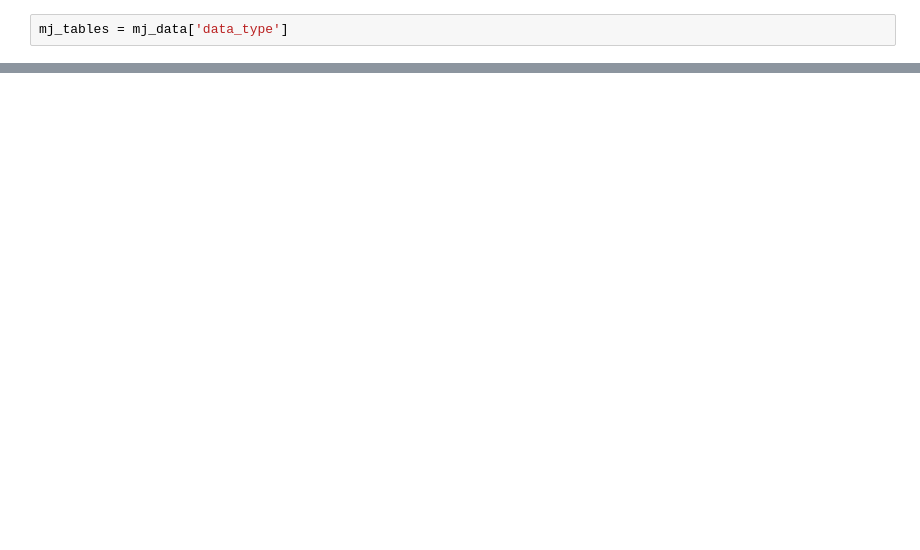
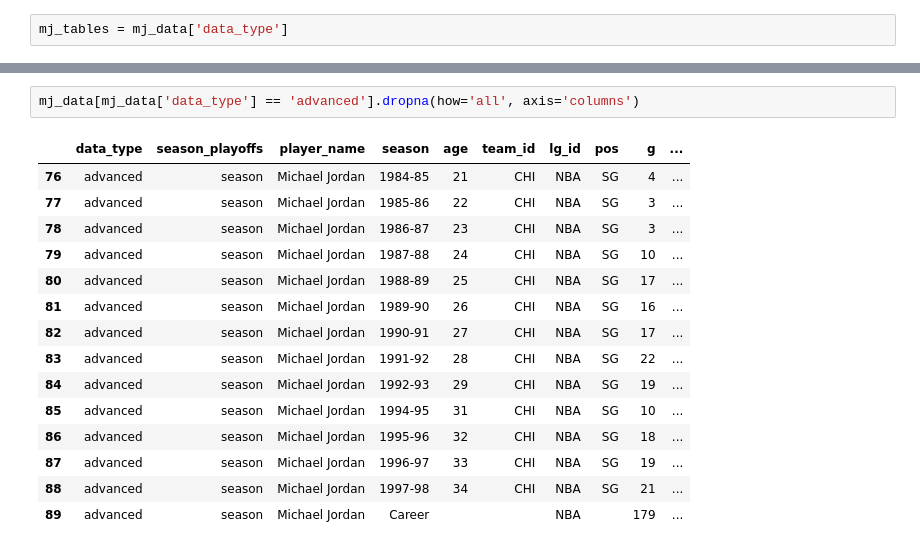
Before and after one commit to rahim-hashim/NBA-Prediction-Algorithms, a Jupyter notebook: single_player_search.ipynb, the cells around one changed output, grey strips where cells are left out. Cells and saved outputs as stored; diff of their text form; blank space fills up the shorter version.

```diff
--- a/single_player_search.ipynb
+++ b/single_player_search.ipynb
@@ -84,0 +90,18 @@ mj_tables = mj_data['data_type']
+# %%
+mj_data[mj_data['data_type'] == 'advanced'].dropna(how='all', axis='columns')
+# %% [output]
+|  | data_type | season_playoffs | player_name | season | age | team_id | lg_id | pos | g | ... |
+| 76 | advanced | season | Michael Jordan | 1984-85 | 21 | CHI | NBA | SG | 4 | ... |
+| 77 | advanced | season | Michael Jordan | 1985-86 | 22 | CHI | NBA | SG | 3 | ... |
+| 78 | advanced | season | Michael Jordan | 1986-87 | 23 | CHI | NBA | SG | 3 | ... |
+| 79 | advanced | season | Michael Jordan | 1987-88 | 24 | CHI | NBA | SG | 10 | ... |
+| 80 | advanced | season | Michael Jordan | 1988-89 | 25 | CHI | NBA | SG | 17 | ... |
+| 81 | advanced | season | Michael Jordan | 1989-90 | 26 | CHI | NBA | SG | 16 | ... |
+| 82 | advanced | season | Michael Jordan | 1990-91 | 27 | CHI | NBA | SG | 17 | ... |
+| 83 | advanced | season | Michael Jordan | 1991-92 | 28 | CHI | NBA | SG | 22 | ... |
+| 84 | advanced | season | Michael Jordan | 1992-93 | 29 | CHI | NBA | SG | 19 | ... |
+| 85 | advanced | season | Michael Jordan | 1994-95 | 31 | CHI | NBA | SG | 10 | ... |
+| 86 | advanced | season | Michael Jordan | 1995-96 | 32 | CHI | NBA | SG | 18 | ... |
+| 87 | advanced | season | Michael Jordan | 1996-97 | 33 | CHI | NBA | SG | 19 | ... |
+| 88 | advanced | season | Michael Jordan | 1997-98 | 34 | CHI | NBA | SG | 21 | ... |
+| 89 | advanced | season | Michael Jordan | Career |  |  | NBA |  | 179 | ... |
```
Also changed, not shown: parts of 4 cells of this notebook, 4 other files.
